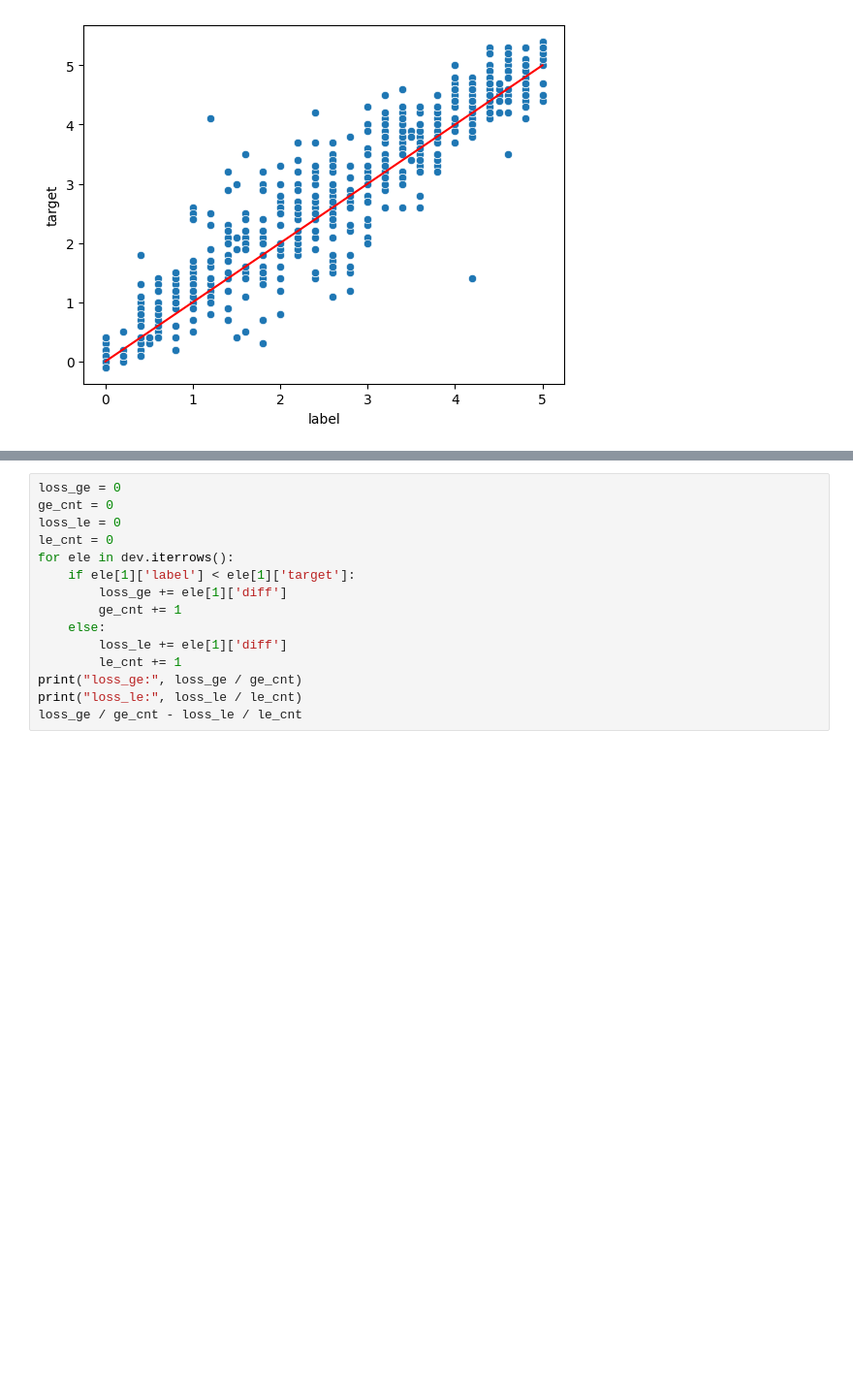
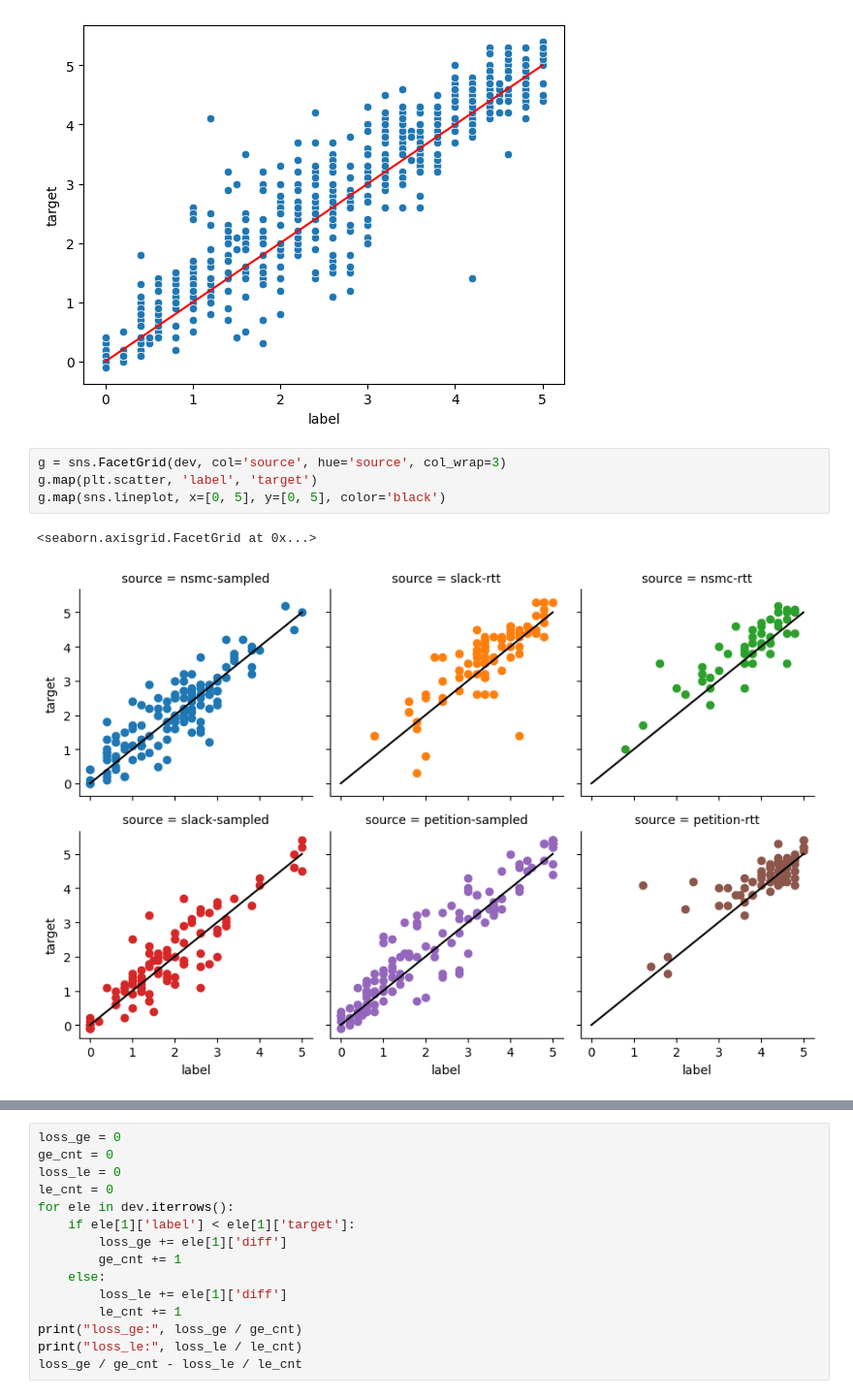
Before and after one commit to boostcampaitech7/level1-semantictextsimilarity-nlp-01, a Jupyter notebook: notebooks/dev.ipynb, the cells around one changed output, grey strips where cells are left out. Shown at 97% size. Drawn from its saved outputs; the diff is of its cells as text; blank space fills up the shorter version.

```diff
--- a/notebooks/dev.ipynb
+++ b/notebooks/dev.ipynb
@@ -20,6 +20,13 @@ sns.lineplot(x=[0, 5], y=[0, 5], color='red')
 # %% [output]
 <Axes: xlabel='label', ylabel='target'>
 [figure]
+# %%
+g = sns.FacetGrid(dev, col='source', hue='source', col_wrap=3)
+g.map(plt.scatter, 'label', 'target')
+g.map(sns.lineplot, x=[0, 5], y=[0, 5], color='black')
+# %% [output]
+<seaborn.axisgrid.FacetGrid at 0x...>
+[figure, added]
 # %%
 dev['diff'] = abs(dev['label'] - dev['target'])
 dev = dev.sort_values(by='diff', ascending=False)
```
Also changed, not shown: parts of 1 cell of this notebook.
